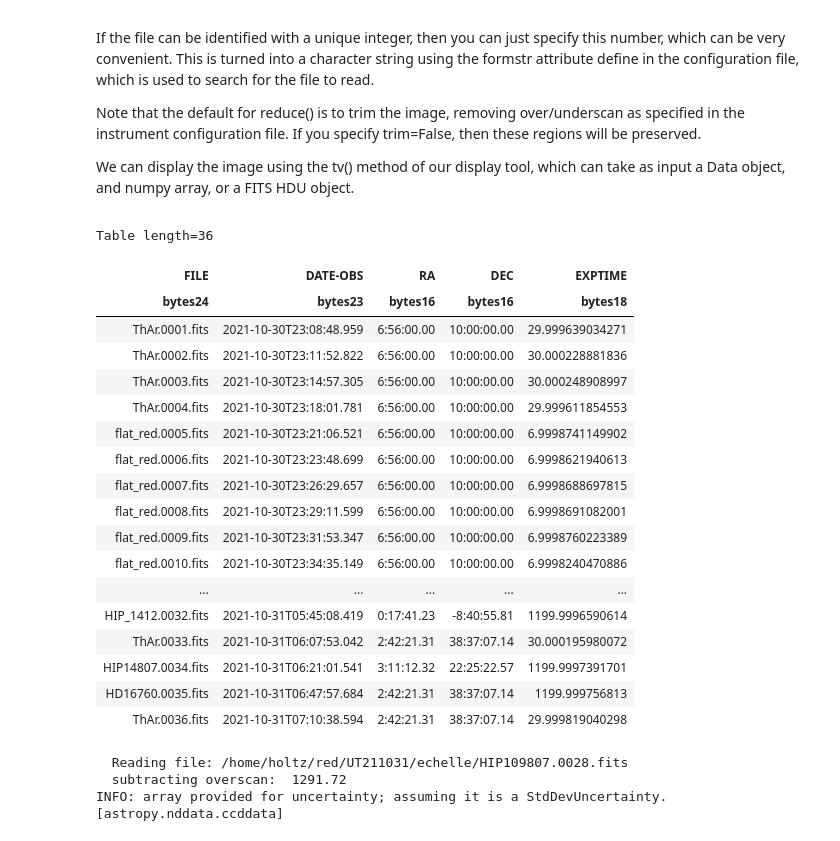
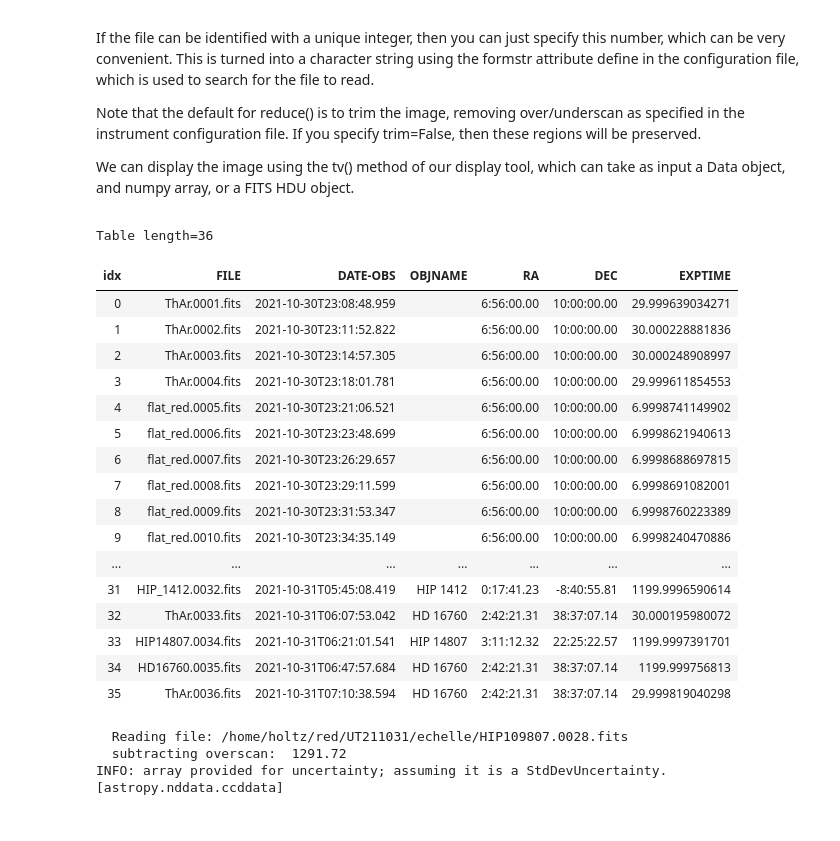
Before and after one commit to holtzmanjon/pyvista, a Jupyter notebook: doc/notebooks/ARCES.ipynb, the cells around one changed output. Drawn from its saved outputs; the diff is of its cells as text; code cells hidden in the pictures.

```diff
--- a/doc/notebooks/ARCES.ipynb
+++ b/doc/notebooks/ARCES.ipynb
@@ -53,27 +53,26 @@ Note that the default for reduce() is to trim the image, removing over/underscan
 <p>
 We can display the image using the tv() method of our display tool, which can take as input a Data object, and numpy array, or a FITS HDU object.
 # %%
-red.log(htmlfile='log.html')
+red.log(htmlfile='log.html').show_in_notebook()
 # %% [output]
 Table length=36
-| FILE | DATE-OBS | RA | DEC | EXPTIME |
-| bytes24 | bytes23 | bytes16 | bytes16 | bytes18 |
-| ThAr.0001.fits | 2021-10-30T23:08:48.959 | 6:56:00.00 | 10:00:00.00 | 29.999639034271 |
-| ThAr.0002.fits | 2021-10-30T23:11:52.822 | 6:56:00.00 | 10:00:00.00 | 30.000228881836 |
-| ThAr.0003.fits | 2021-10-30T23:14:57.305 | 6:56:00.00 | 10:00:00.00 | 30.000248908997 |
-| ThAr.0004.fits | 2021-10-30T23:18:01.781 | 6:56:00.00 | 10:00:00.00 | 29.999611854553 |
-| flat_red.0005.fits | 2021-10-30T23:21:06.521 | 6:56:00.00 | 10:00:00.00 | 6.9998741149902 |
-| flat_red.0006.fits | 2021-10-30T23:23:48.699 | 6:56:00.00 | 10:00:00.00 | 6.9998621940613 |
-| flat_red.0007.fits | 2021-10-30T23:26:29.657 | 6:56:00.00 | 10:00:00.00 | 6.9998688697815 |
-| flat_red.0008.fits | 2021-10-30T23:29:11.599 | 6:56:00.00 | 10:00:00.00 | 6.9998691082001 |
-| flat_red.0009.fits | 2021-10-30T23:31:53.347 | 6:56:00.00 | 10:00:00.00 | 6.9998760223389 |
-| flat_red.0010.fits | 2021-10-30T23:34:35.149 | 6:56:00.00 | 10:00:00.00 | 6.9998240470886 |
-| ... | ... | ... | ... | ... |
-| HIP_1412.0032.fits | 2021-10-31T05:45:08.419 | 0:17:41.23 | -8:40:55.81 | 1199.9996590614 |
-| ThAr.0033.fits | 2021-10-31T06:07:53.042 | 2:42:21.31 | 38:37:07.14 | 30.000195980072 |
-| HIP14807.0034.fits | 2021-10-31T06:21:01.541 | 3:11:12.32 | 22:25:22.57 | 1199.9997391701 |
-| HD16760.0035.fits | 2021-10-31T06:47:57.684 | 2:42:21.31 | 38:37:07.14 | 1199.999756813 |
-| ThAr.0036.fits | 2021-10-31T07:10:38.594 | 2:42:21.31 | 38:37:07.14 | 29.999819040298 |
+| idx | FILE | DATE-OBS | OBJNAME | RA | DEC | EXPTIME |
+| 0 | ThAr.0001.fits | 2021-10-30T23:08:48.959 |  | 6:56:00.00 | 10:00:00.00 | 29.999639034271 |
+| 1 | ThAr.0002.fits | 2021-10-30T23:11:52.822 |  | 6:56:00.00 | 10:00:00.00 | 30.000228881836 |
+| 2 | ThAr.0003.fits | 2021-10-30T23:14:57.305 |  | 6:56:00.00 | 10:00:00.00 | 30.000248908997 |
+| 3 | ThAr.0004.fits | 2021-10-30T23:18:01.781 |  | 6:56:00.00 | 10:00:00.00 | 29.999611854553 |
+| 4 | flat_red.0005.fits | 2021-10-30T23:21:06.521 |  | 6:56:00.00 | 10:00:00.00 | 6.9998741149902 |
+| 5 | flat_red.0006.fits | 2021-10-30T23:23:48.699 |  | 6:56:00.00 | 10:00:00.00 | 6.9998621940613 |
+| 6 | flat_red.0007.fits | 2021-10-30T23:26:29.657 |  | 6:56:00.00 | 10:00:00.00 | 6.9998688697815 |
+| 7 | flat_red.0008.fits | 2021-10-30T23:29:11.599 |  | 6:56:00.00 | 10:00:00.00 | 6.9998691082001 |
+| 8 | flat_red.0009.fits | 2021-10-30T23:31:53.347 |  | 6:56:00.00 | 10:00:00.00 | 6.9998760223389 |
+| 9 | flat_red.0010.fits | 2021-10-30T23:34:35.149 |  | 6:56:00.00 | 10:00:00.00 | 6.9998240470886 |
+| ... | ... | ... | ... | ... | ... | ... |
+| 31 | HIP_1412.0032.fits | 2021-10-31T05:45:08.419 | HIP 1412 | 0:17:41.23 | -8:40:55.81 | 1199.9996590614 |
+| 32 | ThAr.0033.fits | 2021-10-31T06:07:53.042 | HD 16760 | 2:42:21.31 | 38:37:07.14 | 30.000195980072 |
+| 33 | HIP14807.0034.fits | 2021-10-31T06:21:01.541 | HIP 14807 | 3:11:12.32 | 22:25:22.57 | 1199.9997391701 |
+| 34 | HD16760.0035.fits | 2021-10-31T06:47:57.684 | HD 16760 | 2:42:21.31 | 38:37:07.14 | 1199.999756813 |
+| 35 | ThAr.0036.fits | 2021-10-31T07:10:38.594 | HD 16760 | 2:42:21.31 | 38:37:07.14 | 29.999819040298 |
 # %%
 a=red.reduce(28)
 
```
Also changed, not shown: parts of 13 cells of this notebook, 2 other files.
